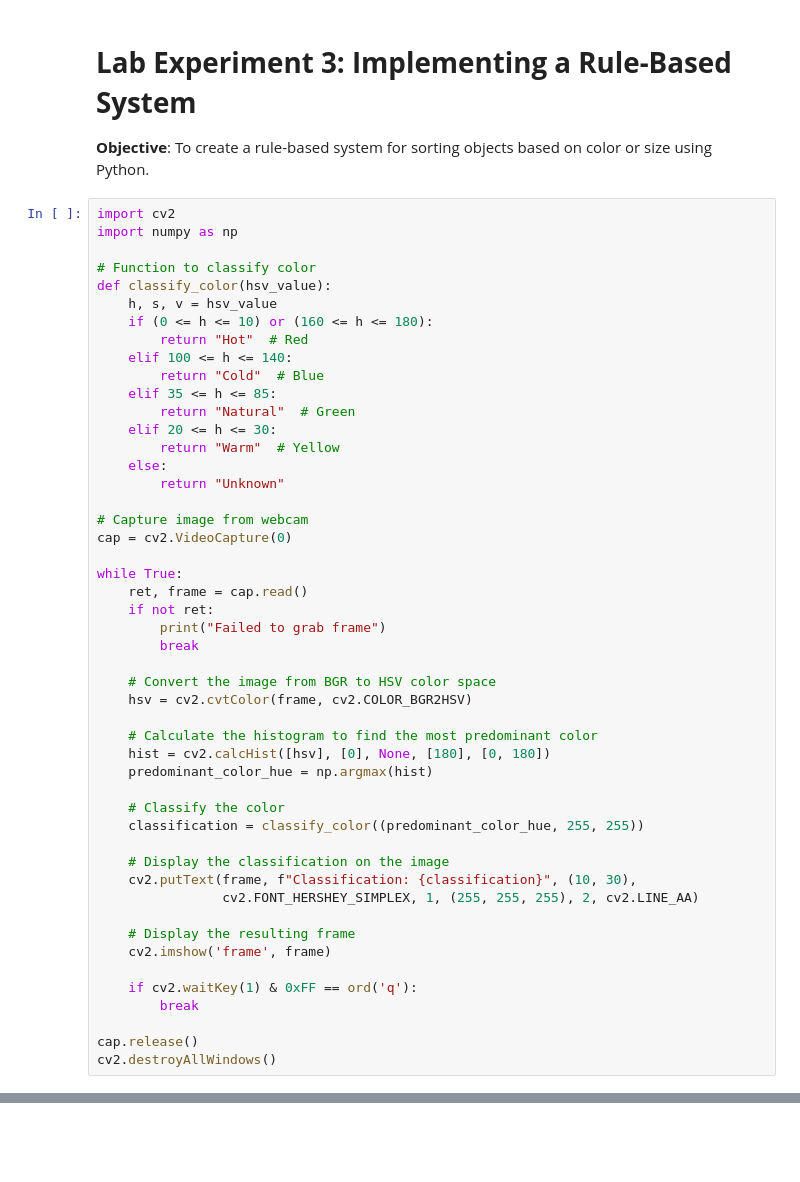
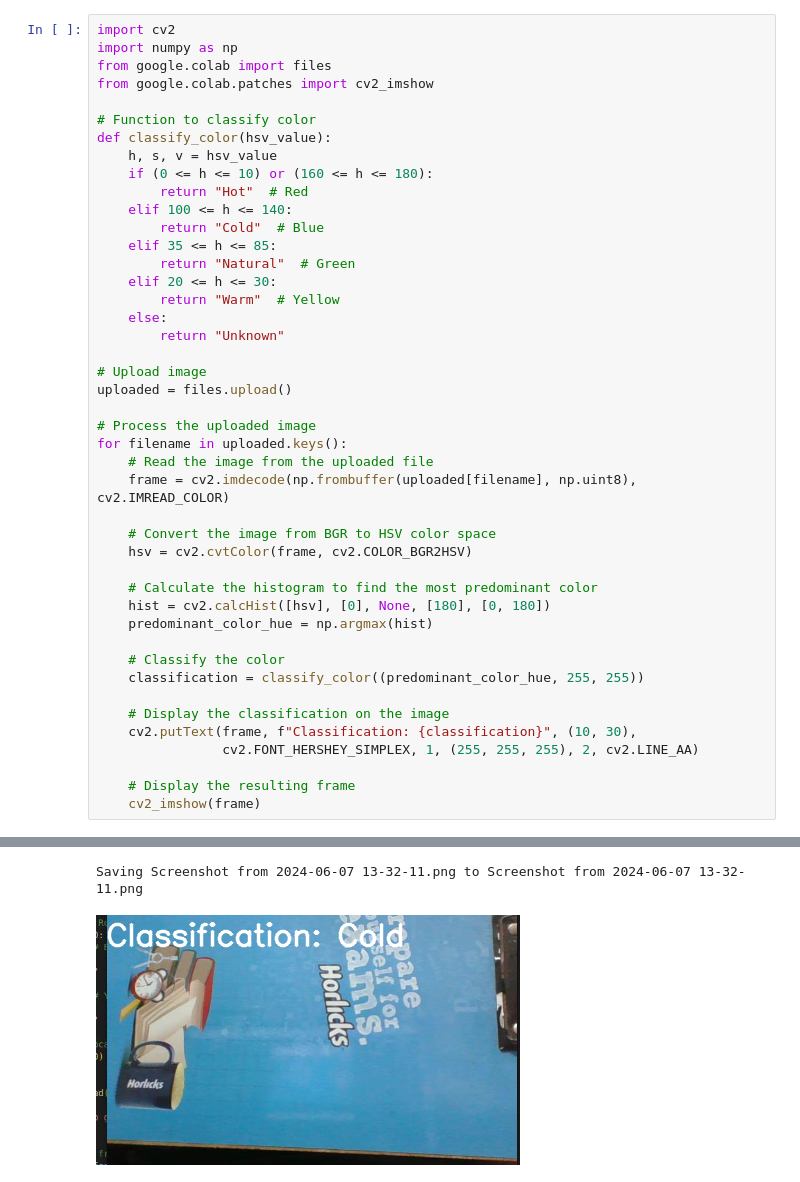
Before and after one commit to Priyansh295/Lab-Portal, a Jupyter notebook: Lab3.ipynb, the cells around one changed output, grey strips where cells are left out. Drawn from its saved outputs; the diff is of its cells as text; blank space fills up the shorter version.

```diff
--- a/Lab3.ipynb
+++ b/Lab3.ipynb
@@ -1,12 +1,10 @@
 # %% [markdown]
 <a href="https://colab.research.google.com/github/Priyansh295/Lab-Portal/blob/main/Lab3.ipynb" target="_parent"><img src="https://colab.research.google.com/assets/colab-badge.svg" alt="Open In Colab"/></a>
-# %% [markdown]
-# **Lab Experiment 3: Implementing a Rule-Based System**
-
-**Objective**: To create a rule-based system for sorting objects based on color or size using Python.
 # %%
 import cv2
 import numpy as np
+from google.colab import files
+from google.colab.patches import cv2_imshow
 
 # Function to classify color
 def classify_color(hsv_value):
@@ -22,14 +20,13 @@ def classify_color(hsv_value):
     else:
         return "Unknown"
 
-# Capture image from webcam
-cap = cv2.VideoCapture(0)
+# Upload image
+uploaded = files.upload()
 
-while True:
-    ret, frame = cap.read()
-    if not ret:
-        print("Failed to grab frame")
-        break
+# Process the uploaded image
+for filename in uploaded.keys():
+    # Read the image from the uploaded file
+    frame = cv2.imdecode(np.frombuffer(uploaded[filename], np.uint8), cv2.IMREAD_COLOR)
 
     # Convert the image from BGR to HSV color space
     hsv = cv2.cvtColor(frame, cv2.COLOR_BGR2HSV)
@@ -46,10 +43,5 @@ while True:
                 cv2.FONT_HERSHEY_SIMPLEX, 1, (255, 255, 255), 2, cv2.LINE_AA)
 
     # Display the resulting frame
-    cv2.imshow('frame', frame)
-
-    if cv2.waitKey(1) & 0xFF == ord('q'):
-        break
-
-cap.release()
-cv2.destroyAllWindows()
+    cv2_imshow(frame)
+# %% [output]
@@ -55,0 +49,2 @@ cv2.destroyAllWindows()
+Saving Screenshot from 2024-06-07 13-32-11.png to Screenshot from 2024-06-07 13-32-11.png
+[figure, added]
```
Also changed, not shown: parts of 1 cell of this notebook.
